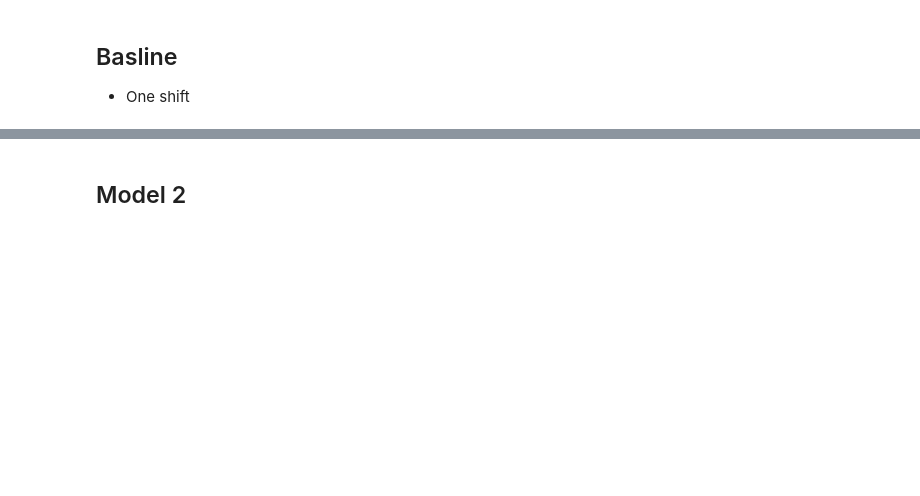
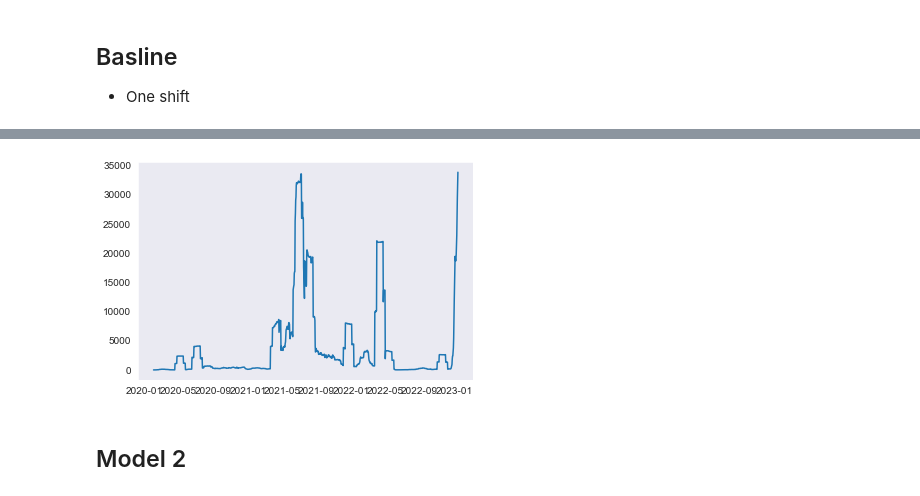
Before and after one commit to Bella3s/Covid-19-Time-Series-Modeling, a Jupyter notebook: index.ipynb, the cells around one changed output, grey strips where cells are left out. Saved outputs shown, nothing was run; the diff lists cells and outputs as text; code cells hidden in the pictures; blank space fills up the shorter version.

```diff
--- a/index.ipynb
+++ b/index.ipynb
@@ -774,2 +881,8 @@ For Each Zone:
+# %%
+# check variance
+fig, ax = plt.subplots()
+ax.plot(residuals.index, residuals.rolling(30).var());
+# %% [output]
+[figure, added]
 # %% [markdown]
 ## Model 2
```
Also changed, not shown: parts of 13 cells of this notebook.
